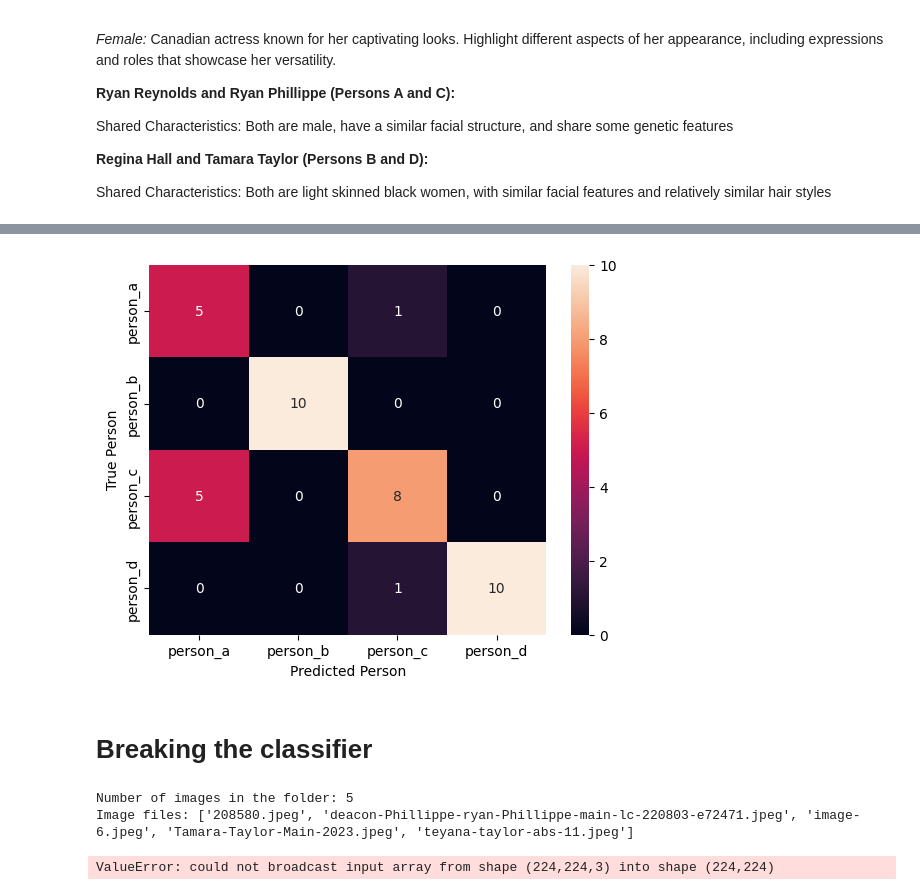
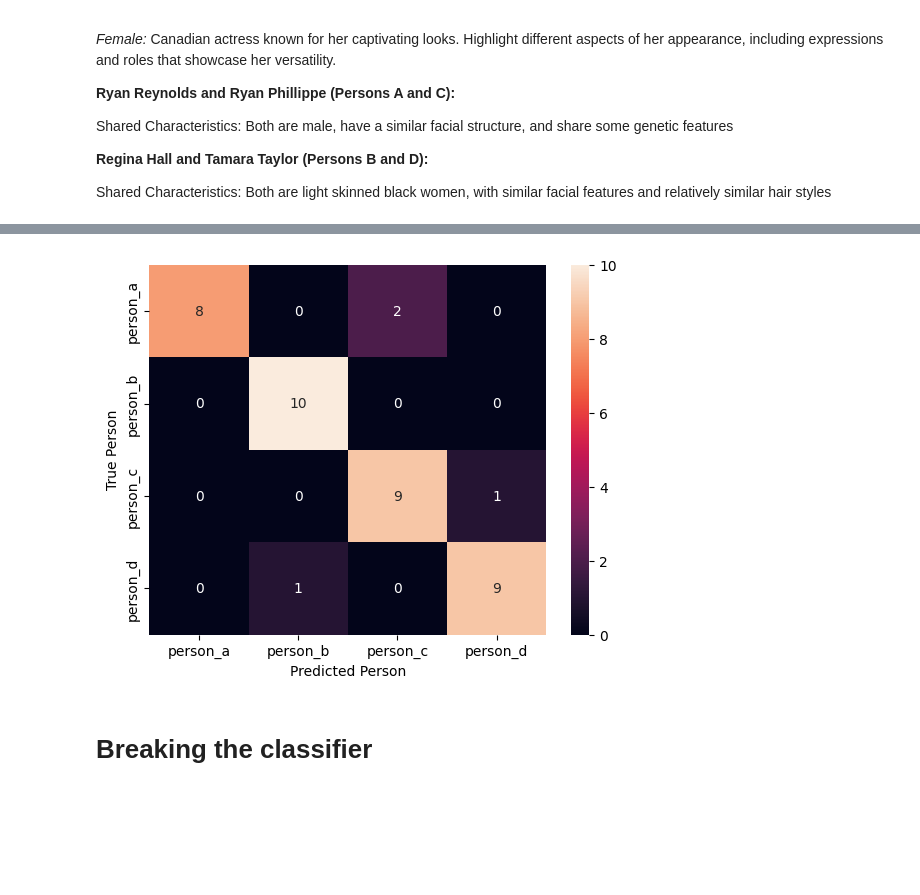
Before and after one commit to pashioya/facial-recognition, a Jupyter notebook: Assignment_Deep_Learning.ipynb, the cells around one changed output, grey strips where cells are left out. Saved outputs shown, nothing was run; the diff lists cells and outputs as text; code cells hidden in the pictures; blank space fills up the shorter version.

```diff
--- a/Assignment_Deep_Learning.ipynb
+++ b/Assignment_Deep_Learning.ipynb
@@ -324,8 +351,7 @@ early_stop = EarlyStopping(monitor='val_accuracy', min_delta=0, patience=10, ver
 callbacks = [checkpoint, early_stop]
 
 if os.path.isfile("./models/vgg16_custom.h5"):
-    # model = tf.keras.models.load_model("./models/vgg16_custom.h5")
-    print("Loading model from file")
+    model = tf.keras.models.load_model("./models/vgg16_custom.h5")
 else:
     model = create_model()
 
@@ -342,11 +368,15 @@ model.compile(optimizer=tf.keras.optimizers.Adam(
 steps_per_epoch = len(train_data)
 
 
-# create validation data by splitting the training data in half
-# test_data, val_dat = train_test_split(test_data, test_size=0.5)
+# create validation data by splitting the training data using train_test_split
+# train_data, val_data = train_test_split(train_data, test_size=0.2, random_state=42)
 
 # Train the model
-model.fit(train_data, epochs=epochs, callbacks=callbacks, steps_per_epoch=steps_per_epoch)
+model.fit(train_data,
+          epochs=epochs,
+          callbacks=callbacks,
+          steps_per_epoch=steps_per_epoch,
+          validation_data=test_data)
 
 # Save the model
 model.save("./models/vgg16_custom.h5")
@@ -400,62 +437,31 @@ def display_predictions(class_labels,predictions):
 # %%
 import seaborn as sns
 from sklearn.metrics import confusion_matrix
 
-predictions_array = np.array(predictions)
-true_labels_array = np.array(test_batch[1])
+def create_confusion_matrix(predictions, true_labels, class_labels):
+    predictions_array = np.array(predictions)
+    true_labels_array = np.array(true_labels)
 
-predicted_classes = np.argmax(predictions_array, axis=1)
-true_classes = np.argmax(true_labels_array, axis=1)
+    predicted_classes = np.argmax(predictions_array, axis=1)
+    true_classes = np.argmax(true_labels_array, axis=1)
 
-predicted_labels = np.array(class_labels)[predicted_classes]
-true_labels = np.array(class_labels)[true_classes]
+    predicted_labels = np.array(class_labels)[predicted_classes]
+    true_labels = np.array(class_labels)[true_classes]
 
+    cm = confusion_matrix(true_labels, predicted_labels, labels=class_labels)
 
-cm = confusion_matrix(predicted_labels, true_labels, labels = class_labels)
+    # Plotting the confusion matrix
+    sns.heatmap(cm, annot=True, fmt='d', xticklabels=class_labels, yticklabels=class_labels)
 
-sns.heatmap(cm, annot=True, fmt='d', xticklabels=class_labels, yticklabels=class_labels)
-# Add labels to the axes
-plt.xlabel('Predicted Person')
-plt.ylabel('True Person')
+    # Add labels to the axes
+    plt.xlabel('Predicted Person')
+    plt.ylabel('True Person')
 
-# Show the plot
-plt.show()
+    # Show the plot
+    plt.show()
+
+create_confusion_matrix(predictions, test_batch[1], class_labels)
 # %% [output]
-[figure, old version]
+[figure, new version]
 # %% [markdown]
 # Breaking the classifier
-# %%
-unknown_pics_folder = os.path.join(base_path, "pics")
-
-# Print all the images in the unknown_pics_folder
-image_files = os.listdir(unknown_pics_folder)
-print(f"Number of images in the folder: {len(image_files)}")
-print("Image files:", image_files)
-
-def make_predictions():
-    images = []
-    common_shape = (target_size[0], target_size[1], 3)  # Assuming 3 channels for color images
-
-    for img_file_name in image_files:
-        pic_path = os.path.join(unknown_pics_folder, img_file_name)
-        try:
-            img_array = imread(pic_path)
-            img_array = cv2.resize(img_array, (target_size[0], target_size[1]))
-            # img_array = img_array / 255.0
-            images.append(img_array)
-        except Exception as e:
-            print(f"Error processing {img_file_name}: {e}")
-
-    images = np.array(images, dtype="object")
-
-    predictions = model.predict(images)
-    predicted_classes = np.argmax(predictions, axis=1)
-    predicted_labels = np.array(class_labels)[predicted_classes]
-
-    return predicted_labels
-
-make_predictions()
-# %% [output]
-Number of images in the folder: 5
-Image files: ['208580.jpeg', 'deacon-Phillippe-ryan-Phillippe-main-lc-220803-e72471.jpeg', 'image-6.jpeg', 'Tamara-Taylor-Main-2023.jpeg', 'teyana-taylor-abs-11.jpeg']
-ValueError: could not broadcast input array from shape (224,224,3) into shape (224,224)
```
Also changed, not shown: parts of 9 cells of this notebook.
